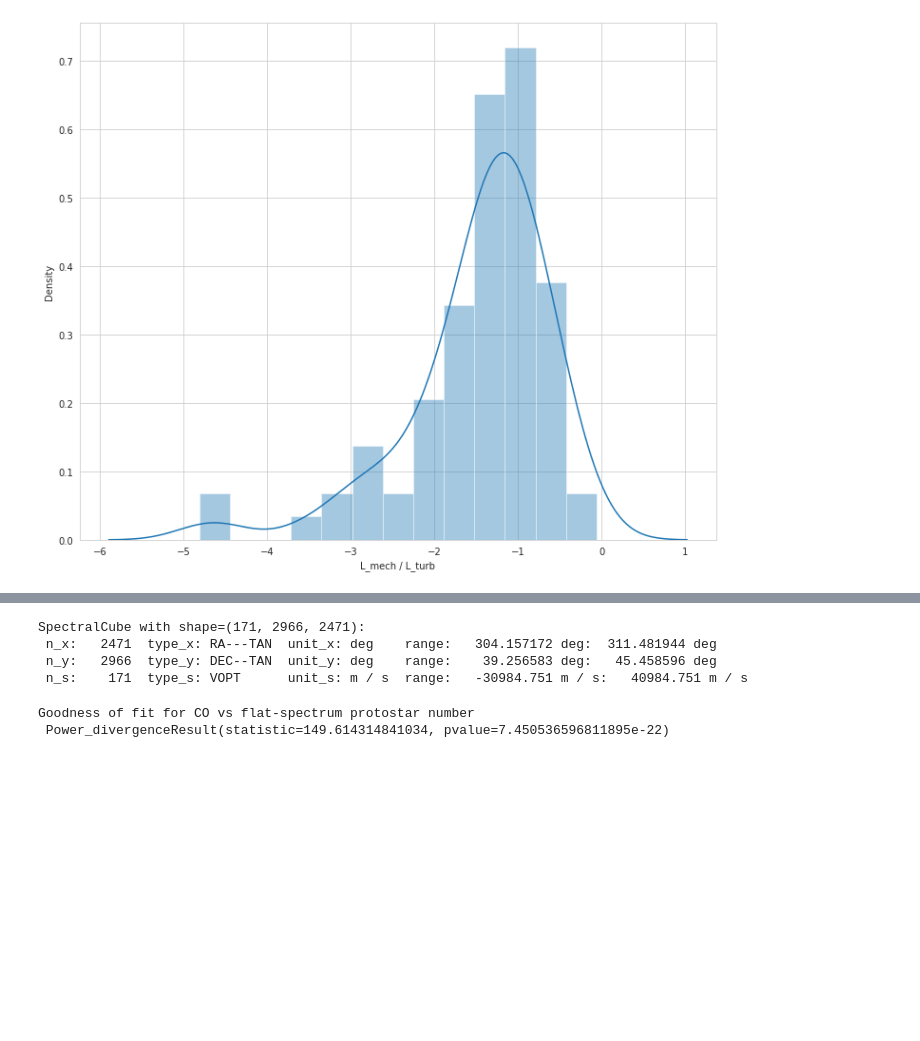
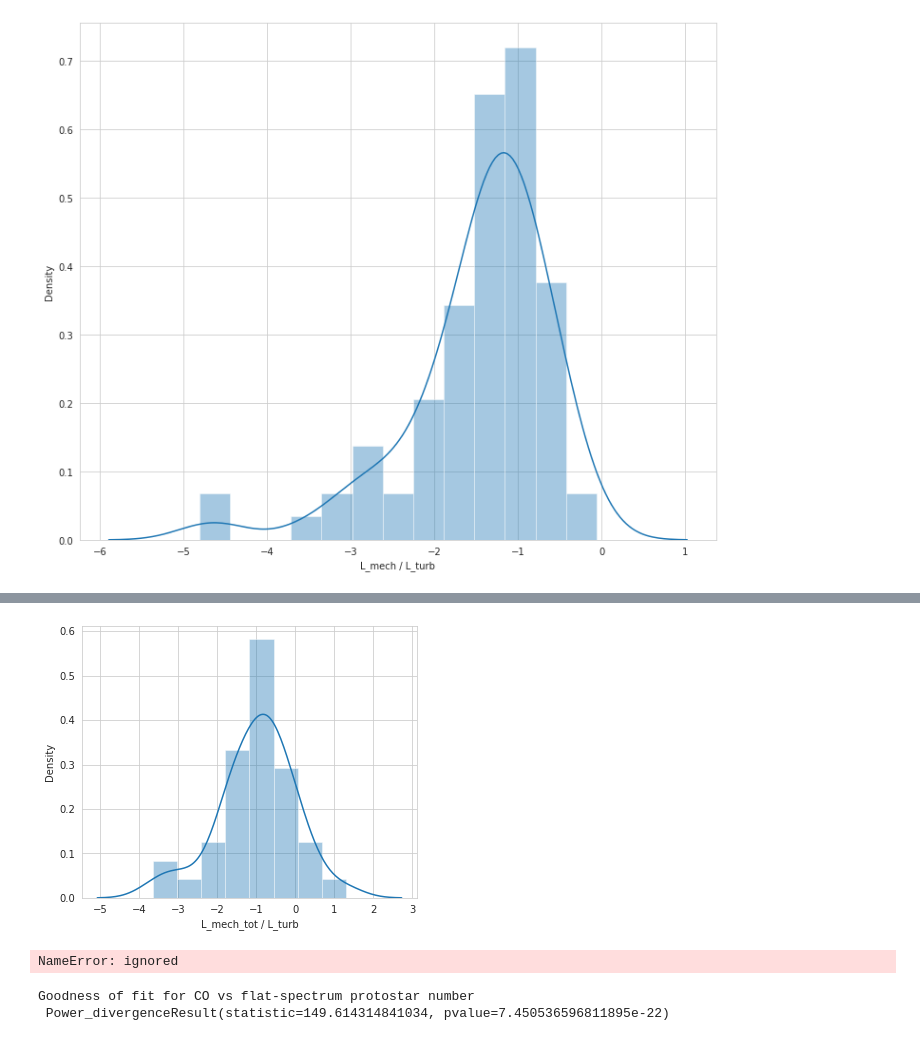
Before and after one commit to sdeb-alpinisteF/Large-sample-outflows-in-CygX-and-ML-methods, a Jupyter notebook: notebooks/01_outflows_cloud_energy.ipynb, the cells around one changed output, grey strips where cells are left out. Saved outputs shown, nothing was run; the diff lists cells and outputs as text; code cells hidden in the pictures; blank space fills up the shorter version.

```diff
--- a/notebooks/01_outflows_cloud_energy.ipynb
+++ b/notebooks/01_outflows_cloud_energy.ipynb
@@ -1138,7 +1269,6 @@ Output hidden; open in https://colab.research.google.com to view.
-# %%
-cygX0
-# %% [output]
-SpectralCube with shape=(171, 2966, 2471):
- n_x:   2471  type_x: RA---TAN  unit_x: deg    range:   304.157172 deg:  311.481944 deg
- n_y:   2966  type_y: DEC--TAN  unit_y: deg    range:    39.256583 deg:   45.458596 deg
- n_s:    171  type_s: VOPT      unit_s: m / s  range:   -30984.751 m / s:   40984.751 m / s
+# %%
+plt.figure(figsize=(6,5))
+sns.distplot(np.log10(cloud_energy['power_ratio']),axlabel='L_mech_tot / L_turb')
+plt.savefig(filepath + '/output/power_ratio_400.pdf')
+# %% [output]
+[figure, added]
@@ -1145,3 +1279,49 @@ SpectralCube with shape=(171, 2966, 2471):
+# %%
+################## DO  NOT RUN #####################
+from astropy.utils import data
+from spectral_cube import SpectralCube
+fn = data.get_pkg_data_filename(filepath + '/data/co_spec_cropped.fits', 'spectral_cube')
+cube = SpectralCube.read(fn, use_dask=True)
+cube
+######################################
+sys.path.append(filepath + '/data')
+from N13mass import mass
+mass(cloud, vaxis)
+###########################
+from dask.diagnostics import ProgressBar
+pbar = ProgressBar()
+pbar.register()
+
+try:
+  ai = np.nanargmax(spec, axis=0)
+  vpeak = vaxis[ai]
+except ValueError :
+  pass
+########################
+cloud.sigma_clip_spectrally(3)
+############################
+#cloud > hf[np.newaxis, :, :]
+
+#spec > hf[np.newaxis, :, :]
+hf[np.newaxis, :, :].shape
+velo, dec, ra = cloud.world[:]
+############################
+slice_unmasked = cloud.unmasked_data[:,:,:]
+velo[cloud > hf[np.newaxis, :, :]]
+
+#############################
+x = np.arange(10)
+np.roll(x, -1)
+
+np.roll(x, -2)
+############################
+import multiprocessing
+import time
+#######################
+(cloud.filled_data[0,:,:]).shape
+cloud.with_fill_value(0.)
+# %% [output]
+NameError: ignored
 # %%
 from sklearn.linear_model import PoissonRegressor
 features = ['12CO(K km/s)',	'21cm(K)']
```
Also changed, not shown: parts of 16 cells of this notebook.
